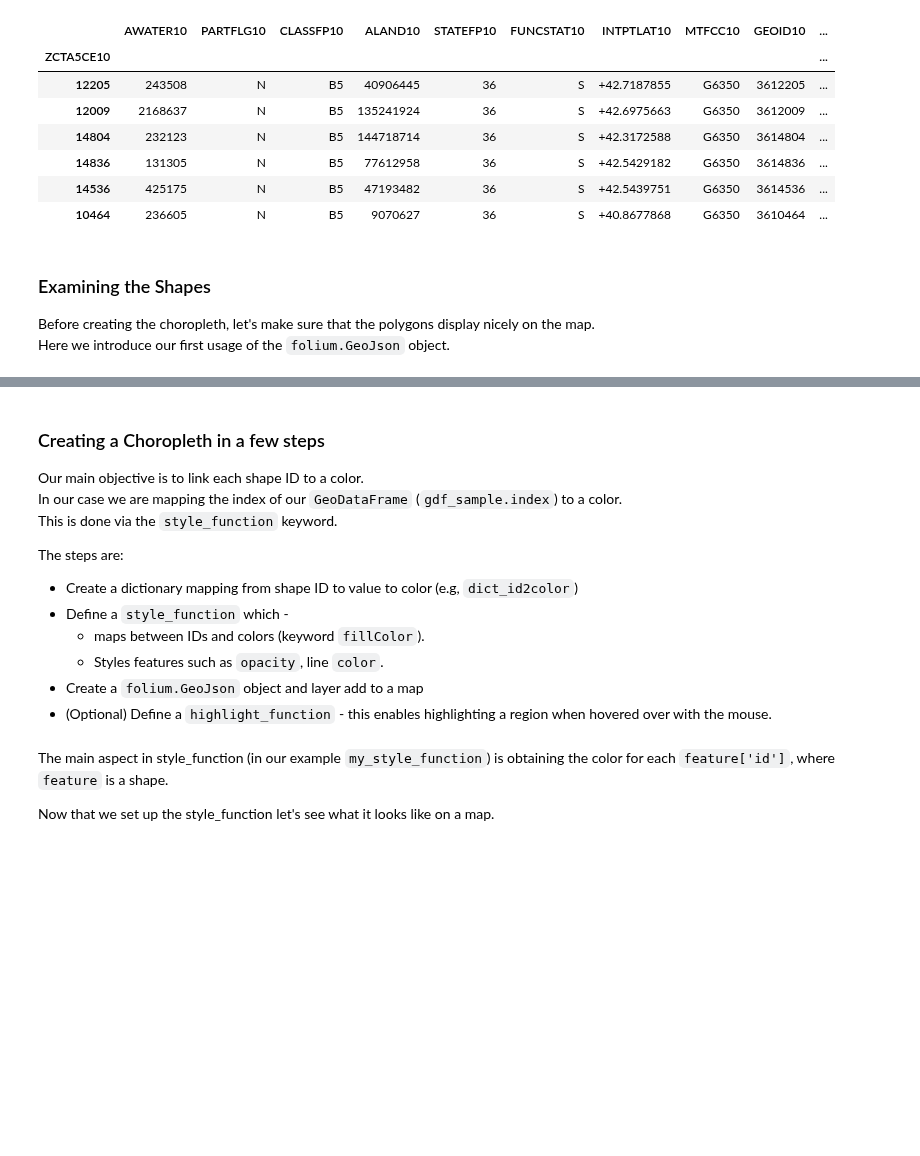
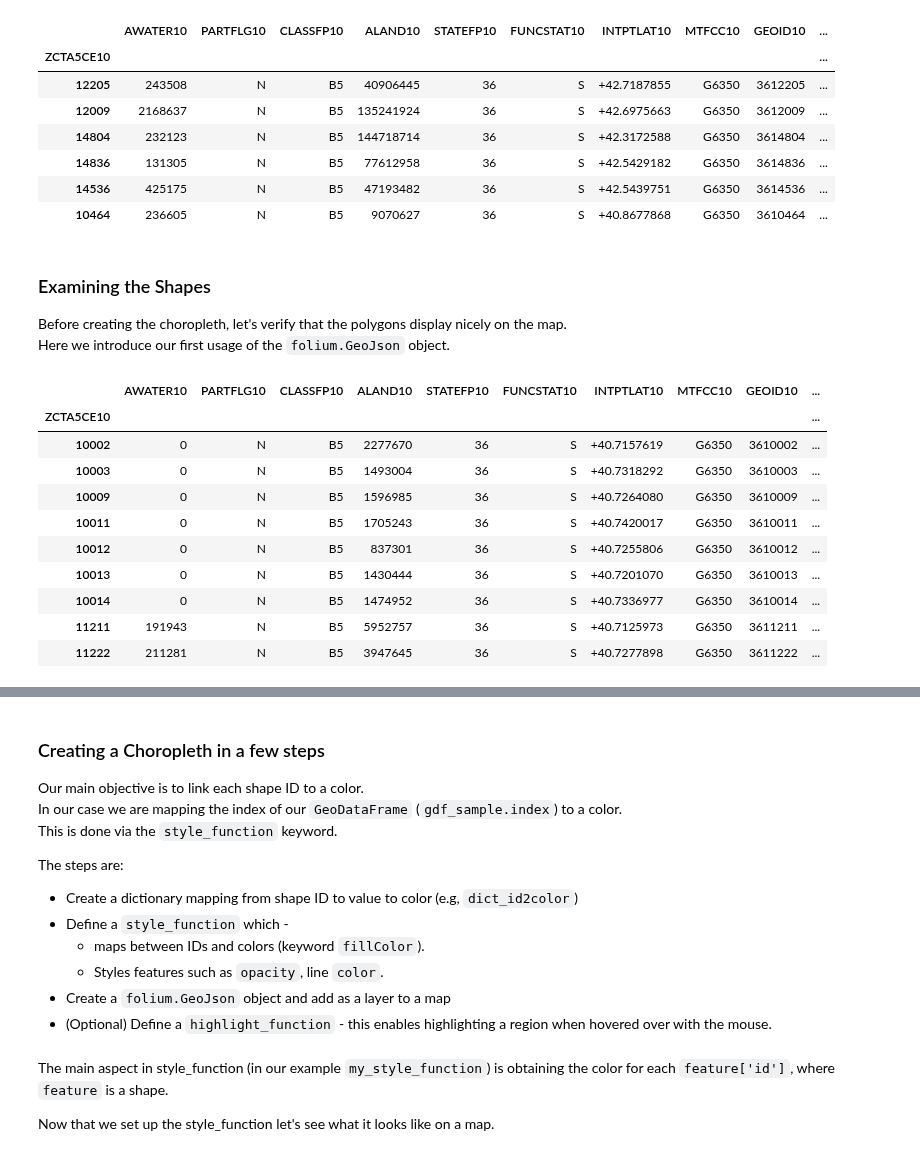
Before and after one commit to SCLElections/folium_tutorial, a Jupyter notebook: notebooks/beautiful_interactive_maps_part3.ipynb, the cells around one changed output, grey strips where cells are left out. Drawn from its saved outputs; the diff is of its cells as text; code cells hidden in the pictures; blank space fills up the shorter version.

```diff
--- a/notebooks/beautiful_interactive_maps_part3.ipynb
+++ b/notebooks/beautiful_interactive_maps_part3.ipynb
@@ -246,6 +247,24 @@ gdf_geo.head(6)
 | 10464 | 236605 | N | B5 | 9070627 | 36 | S | +40.8677868 | G6350 | 3610464 | ... |
 # %% [markdown]
 ### Examining the Shapes
-Before creating the choropleth, let's make sure that the polygons display nicely on the map.
+Before creating the choropleth, let's verify that the polygons display nicely on the map.
 Here we introduce our first usage of the `folium.GeoJson` object.
+# %%
+# ====== GeoDataFrame sample ======
+l_zips = ['10002', '10003', '10009','10011', '10012', '10013','10014', '11211', '11222']
+gdf_sample = gdf_geo.loc[l_zips]
+
+gdf_sample
+# %% [output]
+|  | AWATER10 | PARTFLG10 | CLASSFP10 | ALAND10 | STATEFP10 | FUNCSTAT10 | INTPTLAT10 | MTFCC10 | GEOID10 | ... |
+| ZCTA5CE10 |  |  |  |  |  |  |  |  |  | ... |
+| 10002 | 0 | N | B5 | 2277670 | 36 | S | +40.7157619 | G6350 | 3610002 | ... |
+| 10003 | 0 | N | B5 | 1493004 | 36 | S | +40.7318292 | G6350 | 3610003 | ... |
+| 10009 | 0 | N | B5 | 1596985 | 36 | S | +40.7264080 | G6350 | 3610009 | ... |
+| 10011 | 0 | N | B5 | 1705243 | 36 | S | +40.7420017 | G6350 | 3610011 | ... |
+| 10012 | 0 | N | B5 | 837301 | 36 | S | +40.7255806 | G6350 | 3610012 | ... |
+| 10013 | 0 | N | B5 | 1430444 | 36 | S | +40.7201070 | G6350 | 3610013 | ... |
+| 10014 | 0 | N | B5 | 1474952 | 36 | S | +40.7336977 | G6350 | 3610014 | ... |
+| 11211 | 191943 | N | B5 | 5952757 | 36 | S | +40.7125973 | G6350 | 3611211 | ... |
+| 11222 | 211281 | N | B5 | 3947645 | 36 | S | +40.7277898 | G6350 | 3611222 | ... |
 # %%
@@ -283,7 +298,7 @@ The steps are:
 * Define a `style_function` which -
     * maps between IDs and colors (keyword `fillColor`).
     * Styles features such as `opacity`, line `color`.
-* Create a `folium.GeoJson` object and layer add to a map
+* Create a `folium.GeoJson` object and add as a layer to a map
 * (Optional) Define a `highlight_function` - this enables highlighting a region when hovered over with the mouse.
 # %%
 # Step 1: Create a mapping between the ID of a shape to a color
```
Also changed, not shown: parts of 15 cells of this notebook.
